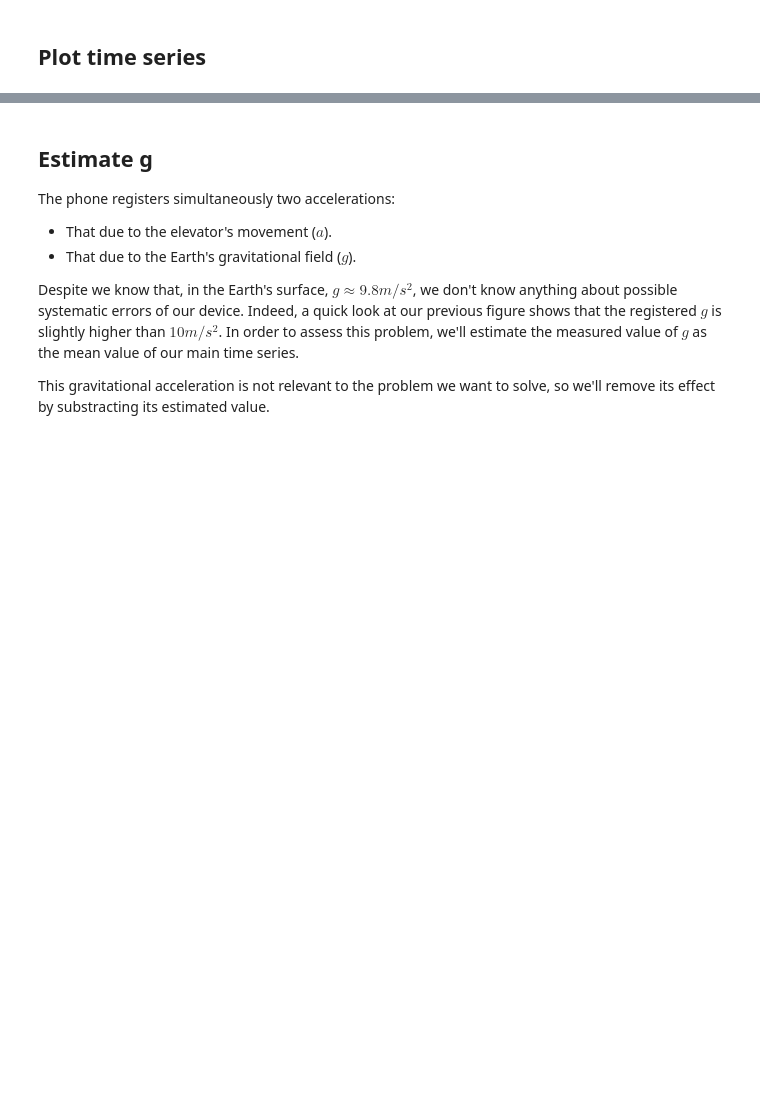
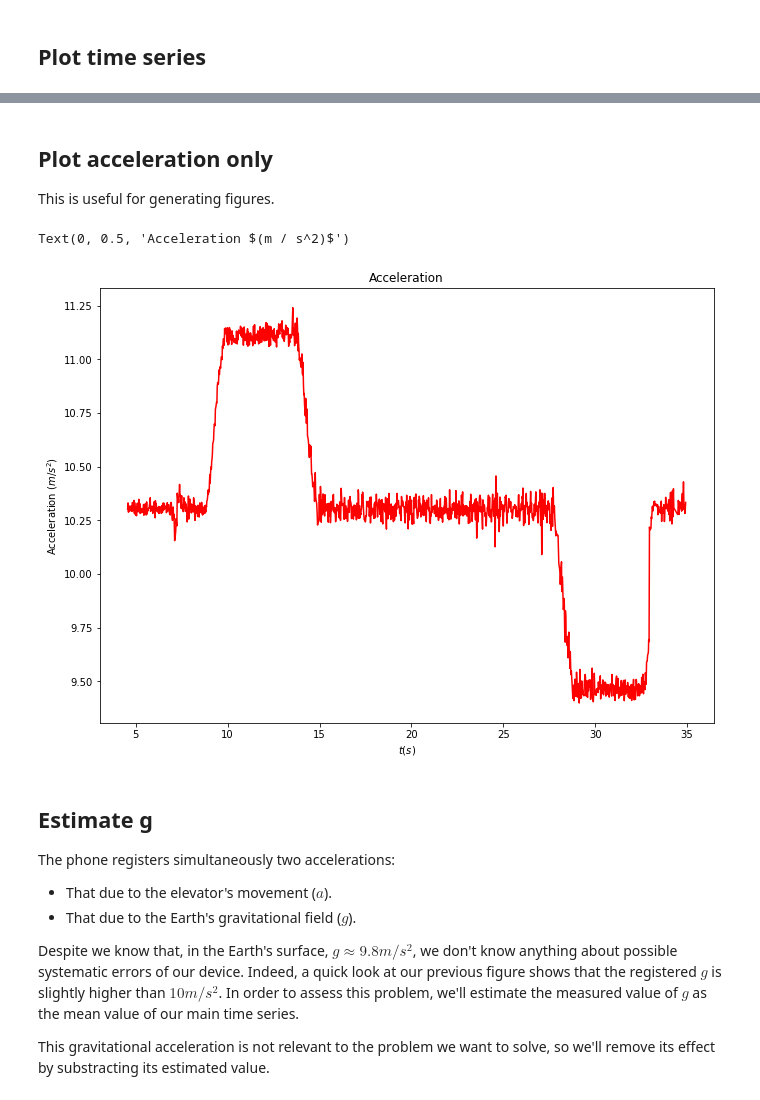
Before and after one commit to PabRod/elevator-tool, a Jupyter notebook: Elevator.ipynb, the cells around one changed output, grey strips where cells are left out. Saved outputs shown, nothing was run; the diff lists cells and outputs as text; code cells hidden in the pictures; blank space fills up the shorter version.

```diff
--- a/Elevator.ipynb
+++ b/Elevator.ipynb
@@ -78,3 +76,19 @@ plt.ylabel('Acceleration $(m / s^2)$');
+# %% [markdown]
+## Plot acceleration only
+
+This is useful for generating figures.
+# %%
+fig = plt.figure()
+ax1 = fig.add_subplot(1, 1, 1)
+
+plt.title('Acceleration')
+plt.plot(ts_experiment, az_experiment, color='red')
+
+plt.xlabel('$t (s)$')
+plt.ylabel('Acceleration $(m / s^2)$')
+# %% [output]
+Text(0, 0.5, 'Acceleration $(m / s^2)$')
+[figure, added]
 # %% [markdown]
 ## Estimate g
 
```
Also changed, not shown: parts of 3 cells of this notebook.
